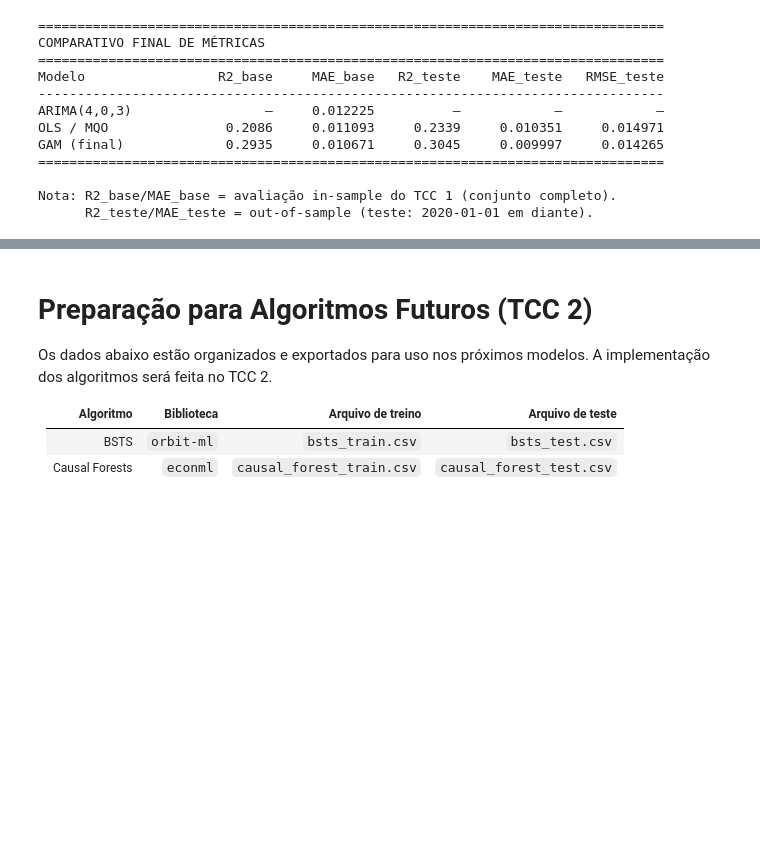
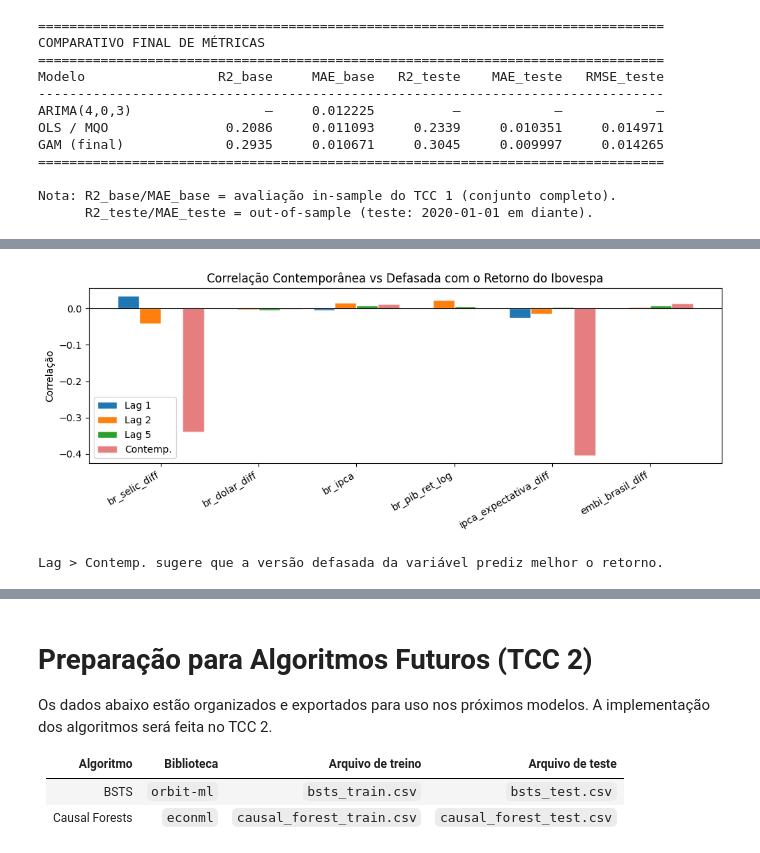
Before and after one commit to LucaoCodes/TCC, a Jupyter notebook: TCC.ipynb, the cells around one changed output, grey strips where cells are left out. Saved outputs shown, nothing was run; the diff lists cells and outputs as text; code cells hidden in the pictures; blank space fills up the shorter version.

```diff
--- a/TCC.ipynb
+++ b/TCC.ipynb
@@ -928,0 +1088,78 @@ Nota: R2_base/MAE_base = avaliação in-sample do TCC 1 (conjunto completo).
+# %%
+# EDA — Autocorrelação do alvo e correlação com regressoras defasadas
+# Complementa ACF/PACF da cél. 32; foca em lags curtos e regressoras defasadas
+import numpy as np
+import pandas as pd
+import matplotlib.pyplot as plt
+from statsmodels.stats.diagnostic import acorr_ljungbox
+
+eda_features = [col for col in br_transformado.columns if "ibov" not in col]
+eda_target   = "br_ibov_ret_log"
+eda_y        = br_transformado[eda_target].dropna()
+
+# Autocorrelação do alvo (lags 1, 2, 5, 10)
+print("=" * 70)
+print("AUTOCORRELAÇÃO DO ALVO (br_ibov_ret_log)")
+print("=" * 70)
+eda_auto_rows = [
+    {"Lag": lag, "Corr(ibov_t, ibov_{t-lag})": eda_y.corr(eda_y.shift(lag))}
+    for lag in [1, 2, 5, 10]
+]
+display(pd.DataFrame(eda_auto_rows).set_index("Lag").round(4))
+
+# Ljung-Box sobre o alvo em si (não sobre resíduos de modelo)
+print("\nTeste Ljung-Box sobre o alvo (não sobre resíduos):")
+eda_lb = acorr_ljungbox(eda_y, lags=[5, 10, 20], return_df=True)
+display(eda_lb.round(4))
+print("p < 0.05 (rejeita H0): há autocorrelação residual significativa nos retornos,")
+print("embora fraca em magnitude — estrutura temporal existe e justifica modelos como BSTS.")
+
+# Correlação de cada regressora defasada vs retorno do dia seguinte
+print("\n--- Correlação das Regressoras Defasadas com o Retorno do Dia Seguinte ---")
+eda_lag_rows = []
+for col in eda_features:
+    x = br_transformado[col]
+    r0 = x.corr(eda_y)
+    for lag in [1, 2, 5]:
+        eda_lag_rows.append({
+            "Feature": col,
+            "Lag":     lag,
+            "Corr defasada": x.shift(lag).corr(eda_y),
+            "Corr contemp.": r0,
+        })
+eda_lag_df = pd.DataFrame(eda_lag_rows)
+eda_lag_pivot = (
+    eda_lag_df.pivot(index="Feature", columns="Lag", values="Corr defasada")
+    .rename(columns=lambda c: f"Lag {c}")
+)
+eda_lag_pivot["Contemp."] = (
+    eda_lag_df[eda_lag_df["Lag"] == 1].set_index("Feature")["Corr contemp."]
+)
+display(eda_lag_pivot.round(4))
+
+# Destaque: autocorrelação do alvo para motivar ibov_lag1 no BSTS
+fig, ax = plt.subplots(figsize=(10, 4))
+eda_lag_cols = [f"Lag {l}" for l in [1, 2, 5]]
+x_pos = range(len(eda_features))
+width = 0.22
+for i, col in enumerate(eda_lag_cols):
+    ax.bar(
+        [p + i * width for p in x_pos],
+        eda_lag_pivot[col].values,
+        width=width, label=col, edgecolor="white"
+    )
+ax.bar(
+    [p + 3 * width for p in x_pos],
+    eda_lag_pivot["Contemp."].values,
+    width=width, label="Contemp.", edgecolor="white", alpha=0.6
+)
+ax.set_xticks([p + 1.5 * width for p in x_pos])
+ax.set_xticklabels(eda_features, rotation=30, ha="right")
+ax.axhline(0, color="black", linewidth=0.8)
+ax.set_title("Correlação Contemporânea vs Defasada com o Retorno do Ibovespa")
+ax.set_ylabel("Correlação")
+ax.legend()
+plt.tight_layout()
+plt.show()
+print("Lag > Contemp. sugere que a versão defasada da variável prediz melhor o retorno.")
+# %% [output]
@@ -928,0 +1192,2 @@ Nota: R2_base/MAE_base = avaliação in-sample do TCC 1 (conjunto completo).
+[figure, added]
+Lag > Contemp. sugere que a versão defasada da variável prediz melhor o retorno.
```
Also changed, not shown: parts of 15 cells of this notebook.
